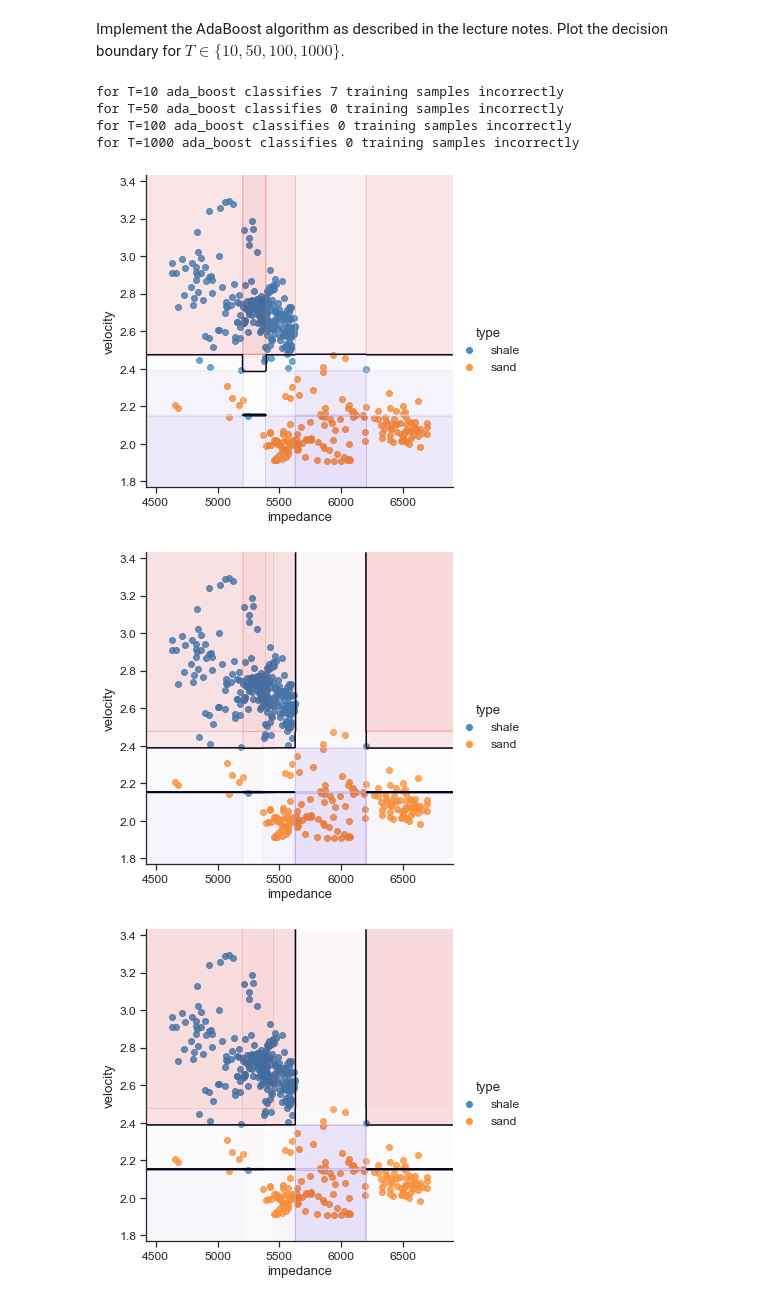
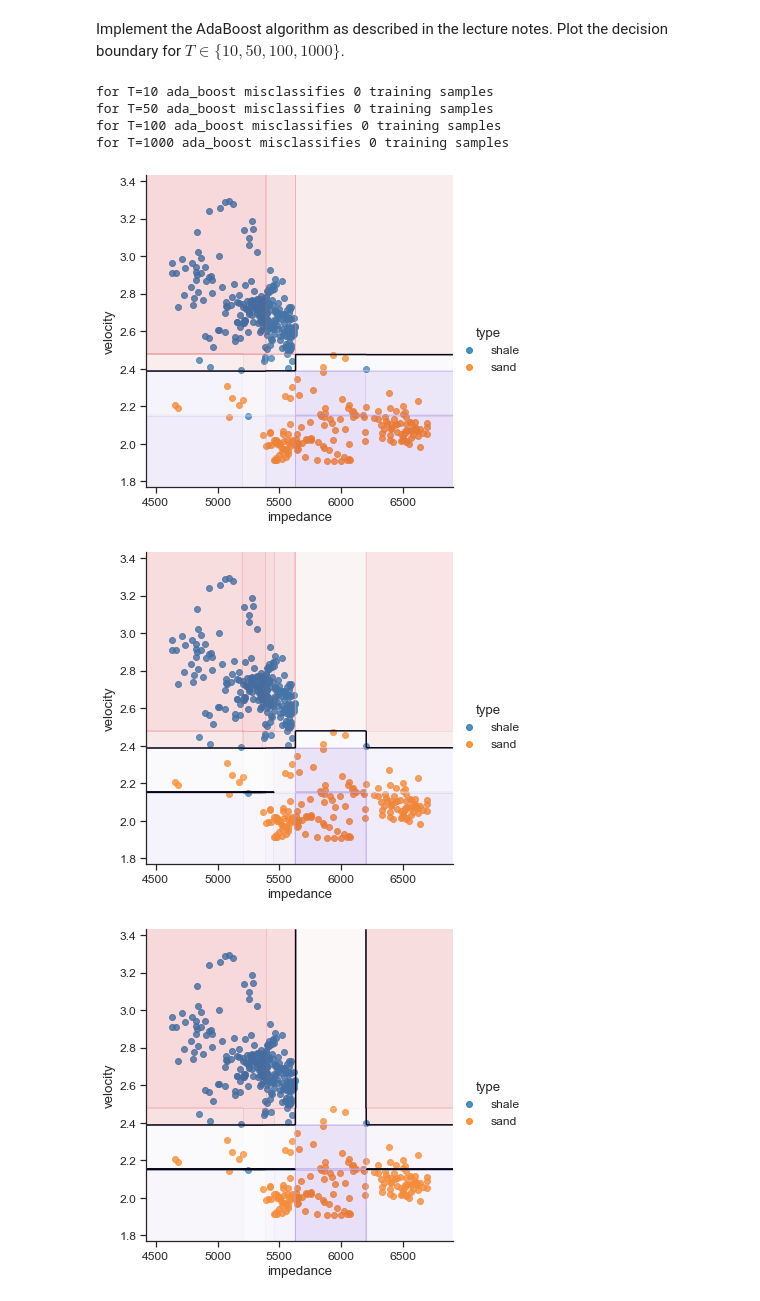
Before and after one commit to leogaube/Introduction-to-Machine-Learning, a Jupyter notebook: PM08/08.3 adaboost.ipynb, the cells around one changed output. Drawn from its saved outputs; the diff is of its cells as text; code cells hidden in the pictures.

```diff
--- a/PM08/08.3 adaboost.ipynb
+++ b/PM08/08.3 adaboost.ipynb
@@ -71,38 +74,39 @@ Implement the AdaBoost algorithm as described in the lecture notes.
 Plot the decision boundary for $T \in \{10, 50, 100, 1000 \}$.
 # %%
 def ada_boost(X, y, T):
+    if T == 0:
+        return lambda X: np.zeros(X.shape[0])
+
     m, n = X.shape
-
-    h_functions = []
-    H = lambda X: np.zeros(m)
-
     w = np.ones(m) / m
-    for t in range(T):
+    weighted_h_functions = []
+    for _ in range(T):
         h = stump_fit(X, y, w=w)
         epsilon = np.sum((h(X) != y) * w)
         if epsilon >= 0.5:
             break
         eta = 0.5 * np.log((1 - epsilon) / epsilon)
         w *= np.exp(-y * eta * h(X))
         w /= sum(w)
-        h_functions.append(h)
-        H = lambda X: np.mean([h(X) for h in h_functions], axis=0)
+        weighted_h_functions.append((h, eta))
+
+    H = lambda X: np.mean([h(X)*eta for h, eta in weighted_h_functions], axis=0)
     return H
 
 
 for T in [10, 50, 100, 1000]:
     model = ada_boost(X, y, T)
-    num_misclassifications = np.count_nonzero(~(np.sign(model(X)) == y))
-    print(f"for T={T} ada_boost classifies {num_misclassifications} training samples incorrectly")
+    num_misclassifications = np.count_nonzero(~(np.sign(model(X)) <= y))
+    print(f"for T={T} ada_boost misclassifies {num_misclassifications} training samples")
 
     sns.lmplot(x="impedance", y="velocity", hue="type", data=df, fit_reg=False)
     plot_desicion_boundary(X, y, model)
 # %% [output]
-for T=10 ada_boost classifies 7 training samples incorrectly
-for T=50 ada_boost classifies 0 training samples incorrectly
-for T=100 ada_boost classifies 0 training samples incorrectly
-for T=1000 ada_boost classifies 0 training samples incorrectly
+for T=10 ada_boost misclassifies 0 training samples
+for T=50 ada_boost misclassifies 0 training samples
+for T=100 ada_boost misclassifies 0 training samples
+for T=1000 ada_boost misclassifies 0 training samples
-[figure, old version]
+[figure, new version]
-[figure, old version]
+[figure, new version]
 [figure]
 [figure]
```
Also changed, not shown: parts of 1 cell of this notebook.
